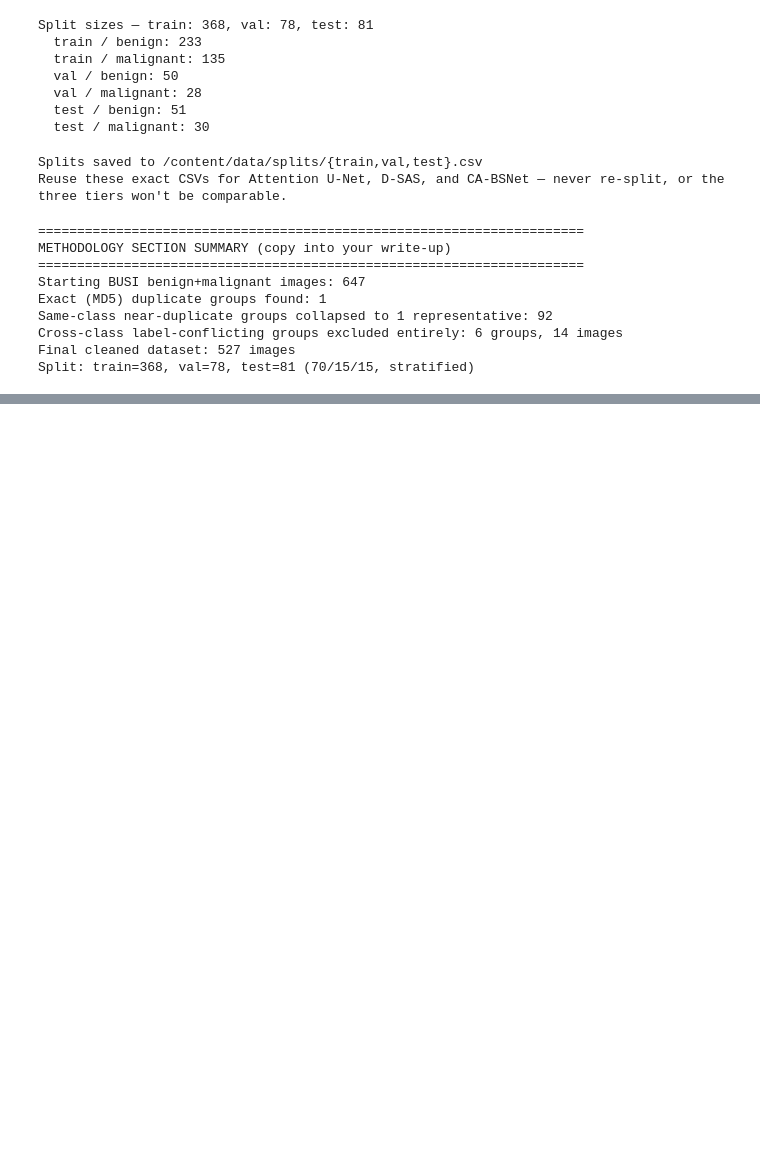
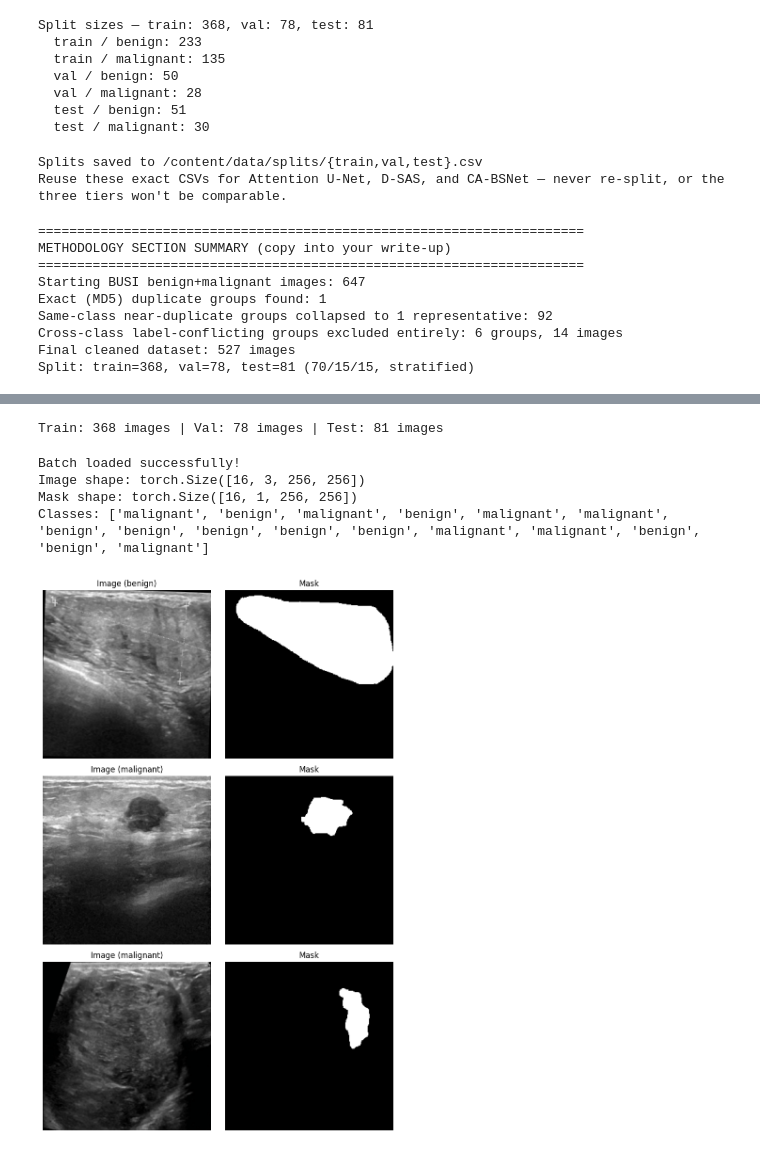
Before and after one commit to aribarahmanii/Breasttumor, a Jupyter notebook: dataset.ipynb, the cells around one changed output, grey strips where cells are left out. Drawn from its saved outputs; the diff is of its cells as text; code cells hidden in the pictures; blank space fills up the shorter version.

```diff
--- a/dataset.ipynb
+++ b/dataset.ipynb
@@ -1084,0 +1102,15 @@ Split: train=368, val=78, test=81 (70/15/15, stratified)
+# %%
+def get_train_transform(img_size=IMG_SIZE):
+
+    return A.Compose([
+        A.Resize(img_size, img_size),
+        A.HorizontalFlip(p=0.5),
+        A.Rotate(limit=15, p=0.5),
+
+        A.Normalize(
+            mean=(0.485, 0.456, 0.406),
+            std=(0.229, 0.224, 0.225)
+        ),
+
+        ToTensorV2(),
+    ])
@@ -1084,0 +1189,26 @@ Split: train=368, val=78, test=81 (70/15/15, stratified)
+# %%
+def sanity_check(loader, n=3):
+    import matplotlib.pyplot as plt
+
+    batch = next(iter(loader))
+    images, masks = batch['image'], batch['mask']
+
+    mean = np.array([0.485, 0.456, 0.406])
+    std = np.array([0.229, 0.224, 0.225])
+
+    fig, axes = plt.subplots(n, 2, figsize=(8, 4 * n))
+    for i in range(n):
+        img = images[i].permute(1, 2, 0).numpy()
+        img = (img * std + mean).clip(0, 1)  # undo normalization for display
+        mask = masks[i, 0].numpy()
+
+        axes[i, 0].imshow(img)
+        axes[i, 0].set_title(f"Image ({batch['class'][i]})")
+        axes[i, 0].axis('off')
+
+        axes[i, 1].imshow(mask, cmap='gray')
+        axes[i, 1].set_title("Mask")
+        axes[i, 1].axis('off')
+
+    plt.tight_layout()
+    plt.show()
@@ -1084,0 +1283,21 @@ Split: train=368, val=78, test=81 (70/15/15, stratified)
+# %%
+train_loader, val_loader, test_loader = get_dataloaders()
+# %% [output]
+Train: 368 images | Val: 78 images | Test: 81 images
+# %%
+batch = next(iter(train_loader))
+
+print("Batch loaded successfully!")
+
+print("Image shape:", batch["image"].shape)
+print("Mask shape:", batch["mask"].shape)
+print("Classes:", batch["class"])
+# %% [output]
+Batch loaded successfully!
+Image shape: torch.Size([16, 3, 256, 256])
+Mask shape: torch.Size([16, 1, 256, 256])
+Classes: ['malignant', 'benign', 'malignant', 'benign', 'malignant', 'malignant', 'benign', 'benign', 'benign', 'benign', 'benign', 'malignant', 'malignant', 'benign', 'benign', 'malignant']
+# %%
+sanity_check(train_loader, n=3)
+# %% [output]
+[figure, added]
```
Also changed, not shown: parts of 36 cells of this notebook.
